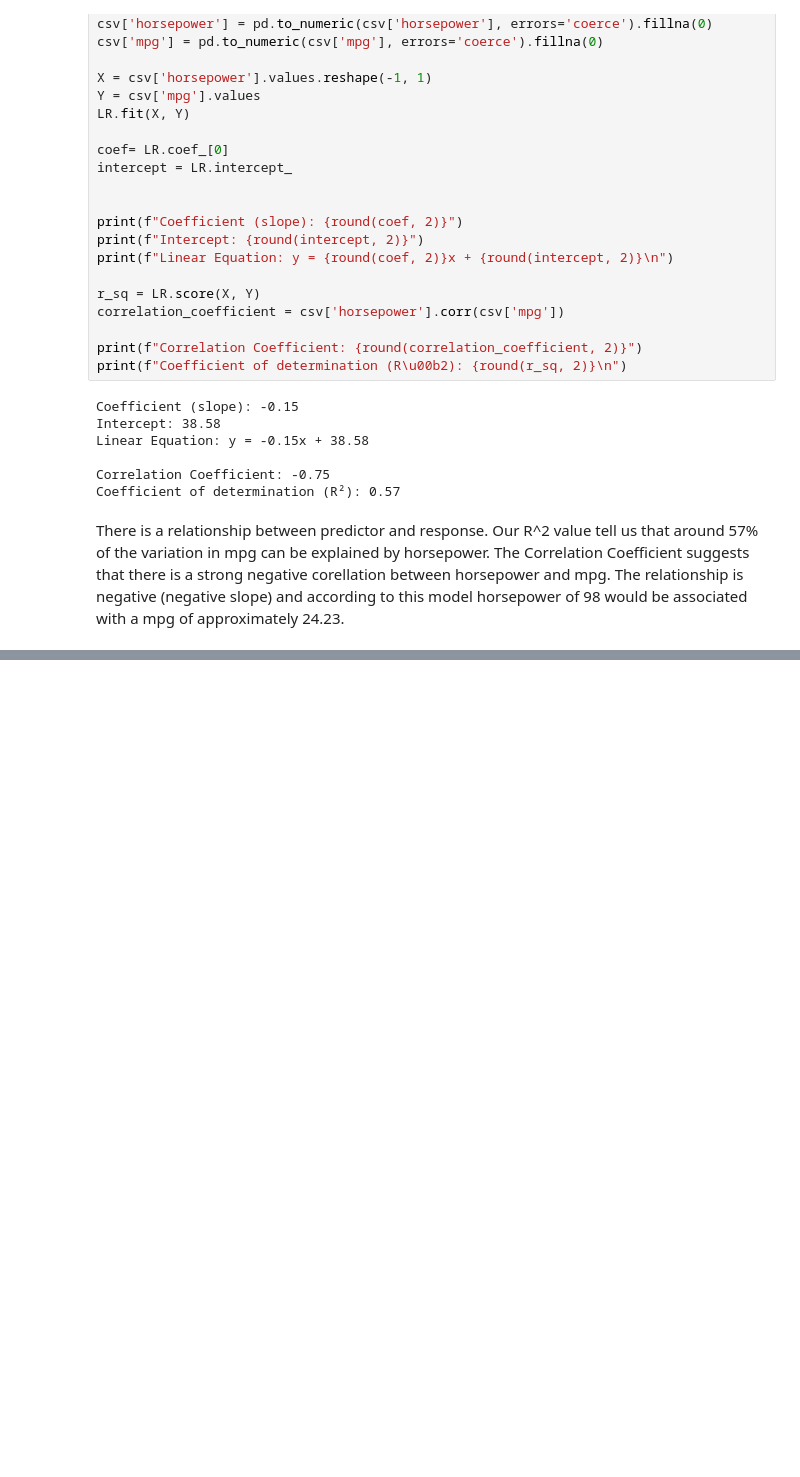
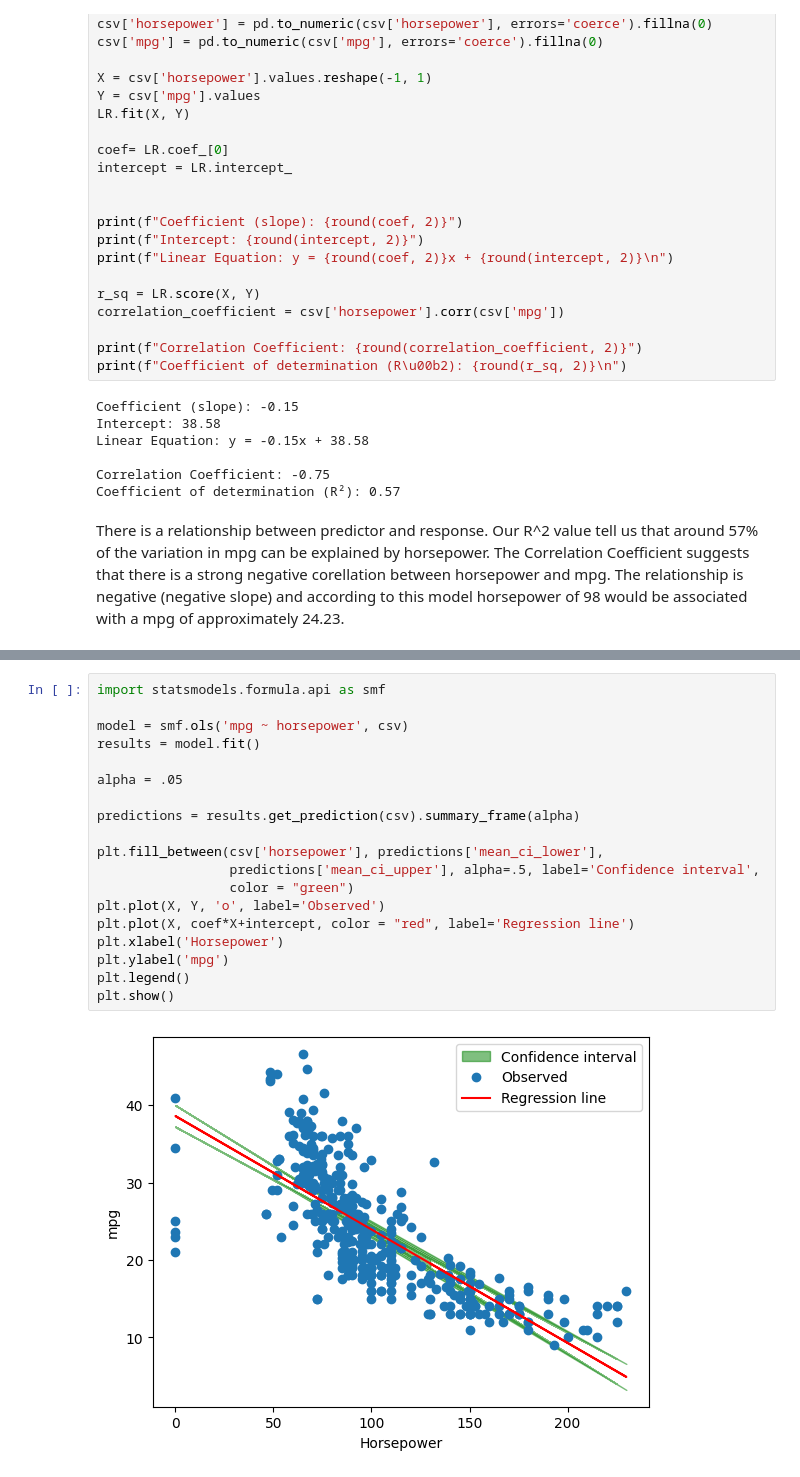
Before and after one commit to Vstreber/HW1_VivianReyTeetly, a Jupyter notebook: part2.ipynb, the cells around one changed output, grey strips where cells are left out. Saved outputs shown, nothing was run; the diff lists cells and outputs as text; blank space fills up the shorter version.

```diff
--- a/part2.ipynb
+++ b/part2.ipynb
@@ -69,0 +74,21 @@ There seem to be some issues with this fit. The distrubution of our observations
+# %%
+import statsmodels.formula.api as smf
+
+model = smf.ols('mpg ~ horsepower', csv)
+results = model.fit()
+
+alpha = .05
+
+predictions = results.get_prediction(csv).summary_frame(alpha)
+
+plt.fill_between(csv['horsepower'], predictions['mean_ci_lower'],
+                 predictions['mean_ci_upper'], alpha=.5, label='Confidence interval',
+                 color = "green")
+plt.plot(X, Y, 'o', label='Observed')
+plt.plot(X, coef*X+intercept, color = "red", label='Regression line')
+plt.xlabel('Horsepower')
+plt.ylabel('mpg')
+plt.legend()
+plt.show()
+# %% [output]
+[figure, added]
```
Also changed, not shown: parts of 3 cells of this notebook.
